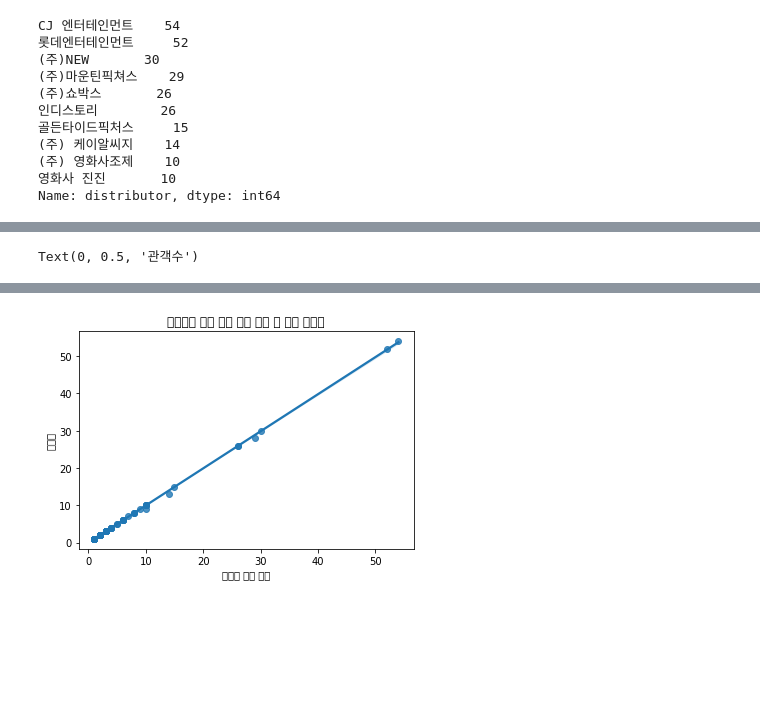
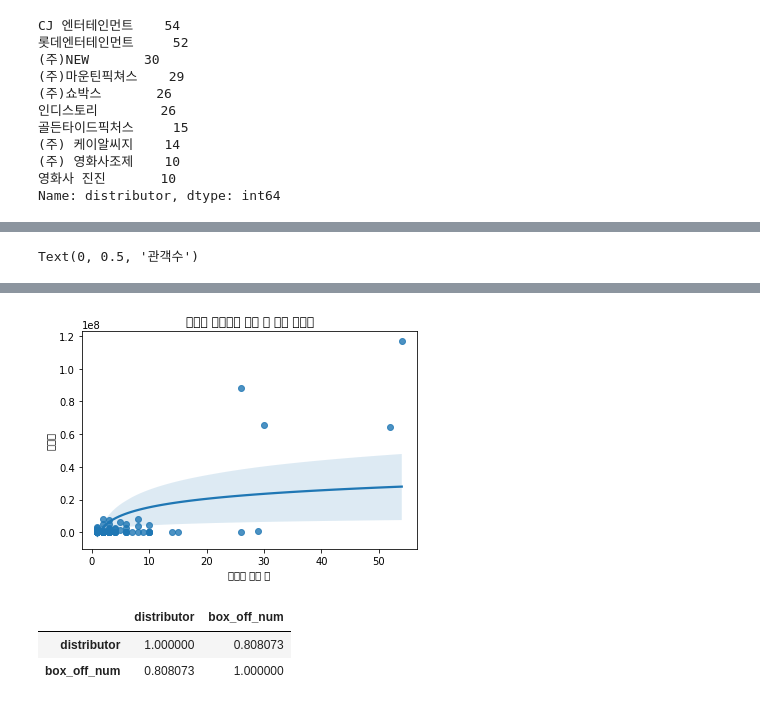
Before and after one commit to chacha715/ESA, a Jupyter notebook: mini_project_차민경.ipynb, the cells around one changed output, grey strips where cells are left out. Drawn from its saved outputs; the diff is of its cells as text; code cells hidden in the pictures; blank space fills up the shorter version.

```diff
--- a/mini_project_차민경.ipynb
+++ b/mini_project_차민경.ipynb
@@ -179,7 +165,0 @@ Name: num_actor, dtype: float64
-# %%
-plt.rcParams['font.family']='Gothic'
-ax=plt.subplots()
-ax=sns.regplot(x='num_actor',y='num_staff',data=train)
-ax.set_title('Scatterplot of num_actor and 스탭num_staff')
-ax.set_xlabel('num_actor')
-ax.set_ylabel('num_staff')
@@ -280,0 +435,3 @@ ax = sns.countplot('distributor',data=train_top6,hue='genre')
+# %%
+box_num_by_dist = pd.DataFrame(train.groupby(['distributor'])['box_off_num'].sum())
+box_num_by_dist
@@ -281,21 +470,8 @@ ax = sns.countplot('distributor',data=train_top6,hue='genre')
 # %%
-movie_count_by_dist = pd.DataFrame(train['distributor'].value_counts())
-movie_count_by_dist
-
-def box(list):
-  return list.shape[0]
-box_num_by_dist = pd.DataFrame(pd.DataFrame(train.groupby('distributor')['box_off_num'].unique())['box_off_num'].map(box).sort_values())
-box_num_by_dist
-
-
-dist_box = pd.concat([movie_count_by_dist,box_num_by_dist],axis=1)
-dist_box
-
-
 ax = plt.subplots()
-ax = sns.regplot(dist_box['distributor'],dist_box['box_off_num'],logx=False)
-ax.set_title('배급사별 영화 상영 수와 관객 수 간의 산점도')
-ax.set_xlabel('상영한 영화 개수')
+ax = sns.regplot(dist_box['distributor'],dist_box['box_off_num'],logx=True)
+ax.set_title('배급사 점유율과 관객 수 간의 산점도')
+ax.set_xlabel('상영한 영화 수')
 ax.set_ylabel('관객수')
 # %% [output]
 Text(0, 0.5, '관객수')
@@ -303 +478 @@ WARNING:matplotlib.font_manager:findfont: Font family ['Malgun Gothic'] not foun
-[figure, old version]
+[figure, new version]
@@ -305,0 +479,6 @@ WARNING:matplotlib.font_manager:findfont: Font family ['Malgun Gothic'] not foun
+# %%
+dist_box[['distributor', 'box_off_num']].corr()
+# %% [output]
+|  | distributor | box_off_num |
+| distributor | 1.000000 | 0.808073 |
+| box_off_num | 0.808073 | 1.000000 |
```
Also changed, not shown: parts of 25 cells of this notebook.
